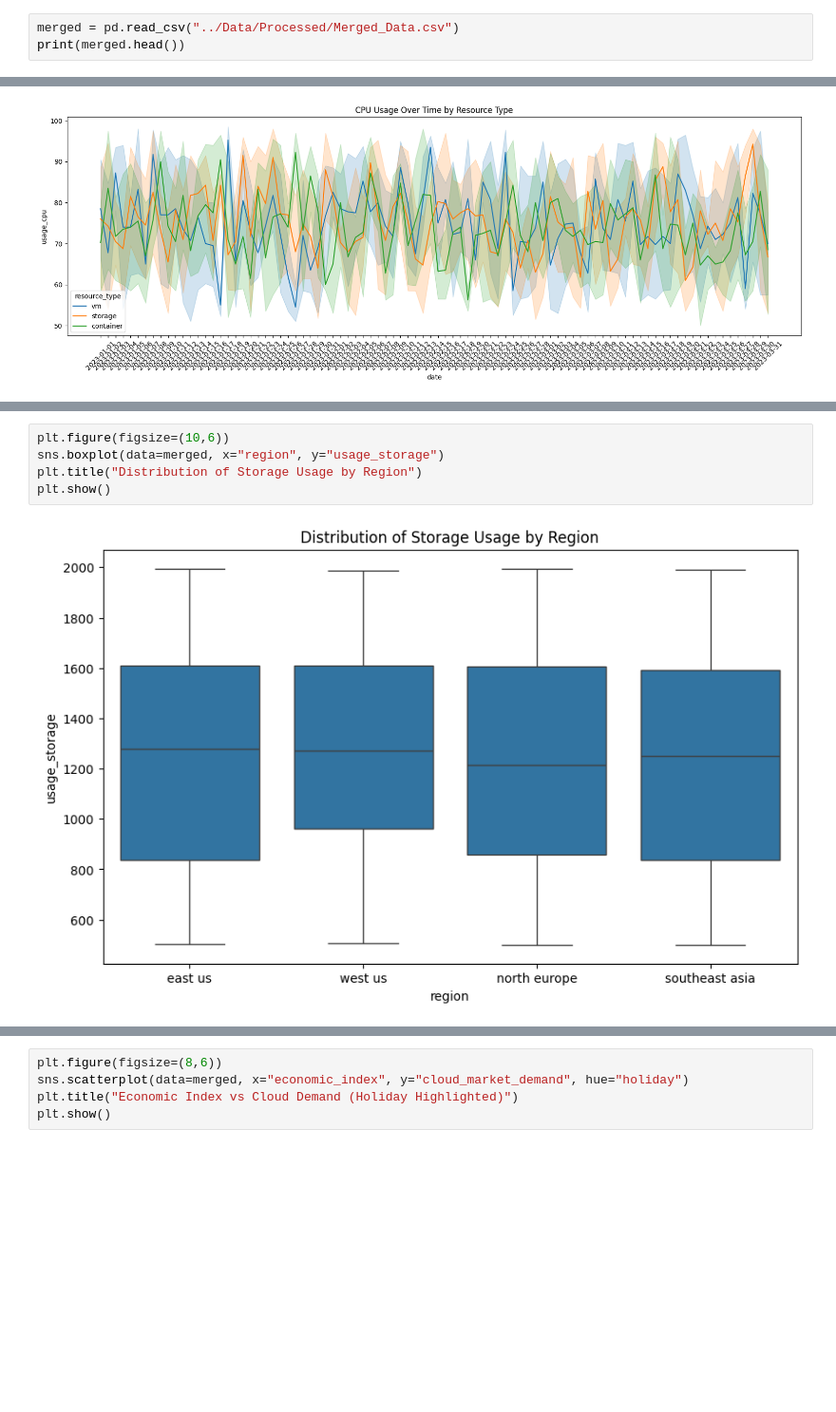
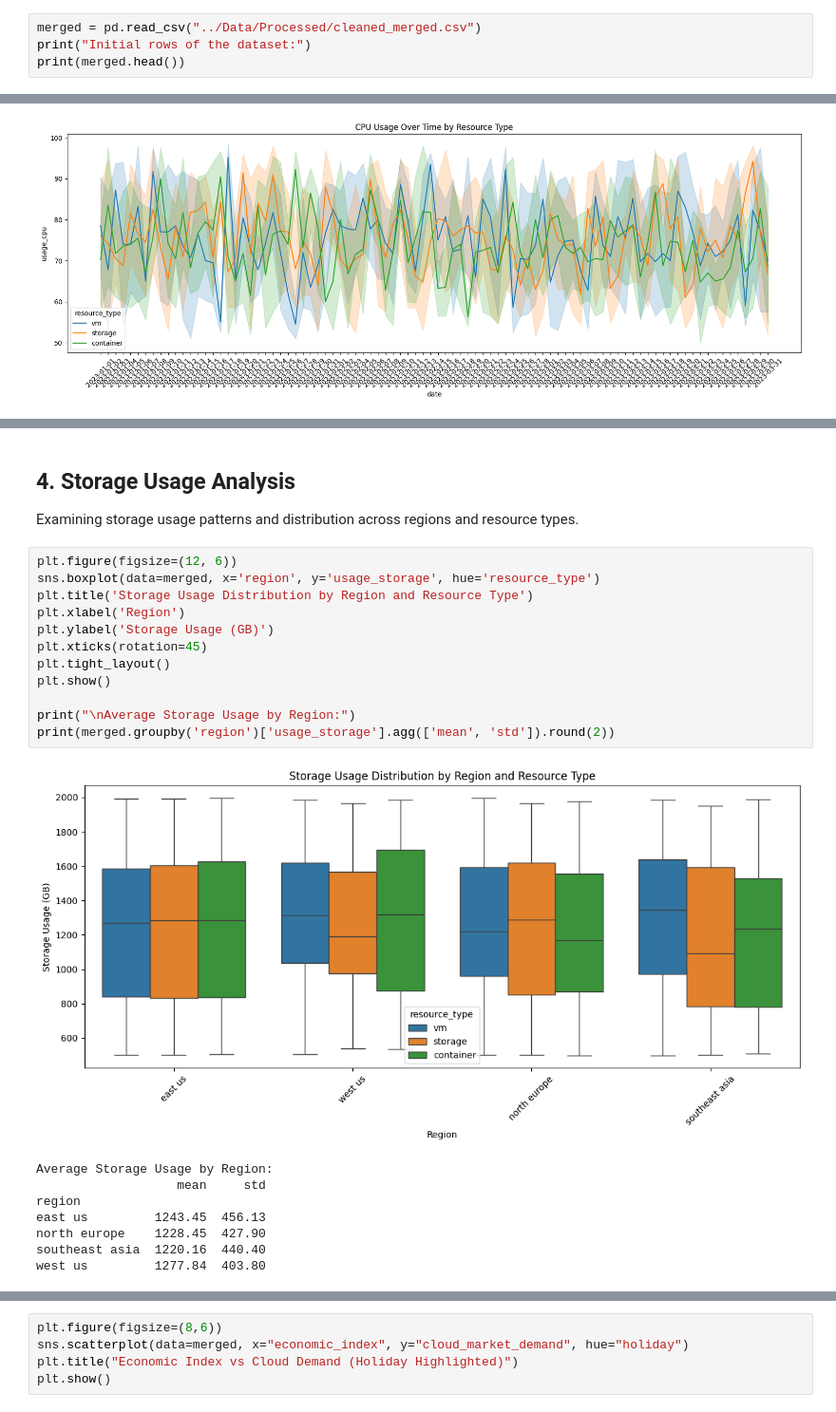
Before and after one commit to mahe115/Azure-Resource-Compute--Advanced-Analytics, a Jupyter notebook: Notebooks/Data_visualizing.ipynb, the cells around one changed output, grey strips where cells are left out. Shown at 95% size. Saved outputs shown, nothing was run; the diff lists cells and outputs as text; blank space fills up the shorter version.

```diff
--- a/Notebooks/Data_visualizing.ipynb
+++ b/Notebooks/Data_visualizing.ipynb
@@ -5,6 +11,7 @@ import pandas as pd
 import matplotlib.pyplot as plt
 import seaborn as sns
 # %%
-merged = pd.read_csv("../Data/Processed/Merged_Data.csv")
+merged = pd.read_csv("../Data/Processed/cleaned_merged.csv")
+print("Initial rows of the dataset:")
 print(merged.head())
 # %% [output]
@@ -40,7 +88,24 @@ plt.show()
+# %% [markdown]
+## 4. Storage Usage Analysis
+Examining storage usage patterns and distribution across regions and resource types.
 # %%
-plt.figure(figsize=(10,6))
-sns.boxplot(data=merged, x="region", y="usage_storage")
-plt.title("Distribution of Storage Usage by Region")
+plt.figure(figsize=(12, 6))
+sns.boxplot(data=merged, x='region', y='usage_storage', hue='resource_type')
+plt.title('Storage Usage Distribution by Region and Resource Type')
+plt.xlabel('Region')
+plt.ylabel('Storage Usage (GB)')
+plt.xticks(rotation=45)
+plt.tight_layout()
 plt.show()
+
+print("\nAverage Storage Usage by Region:")
+print(merged.groupby('region')['usage_storage'].agg(['mean', 'std']).round(2))
 # %% [output]
-[figure, old version]
+[figure, new version]
+Average Storage Usage by Region:
+                   mean     std
+region
+east us         1243.45  456.13
+north europe    1228.45  427.90
+southeast asia  1220.16  440.40
+west us         1277.84  403.80
```
Also changed, not shown: parts of 15 cells of this notebook, 42 other files.
